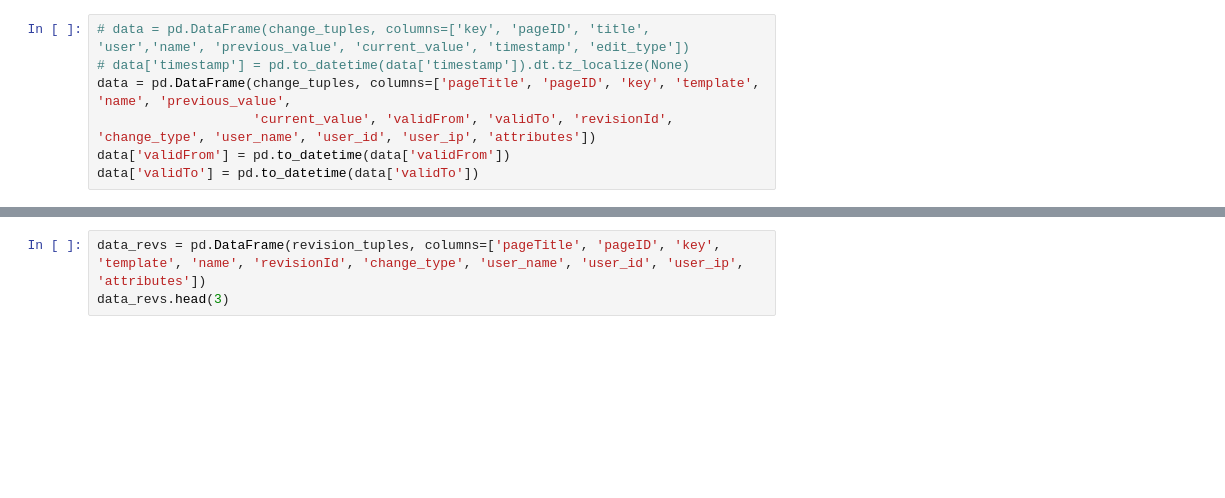
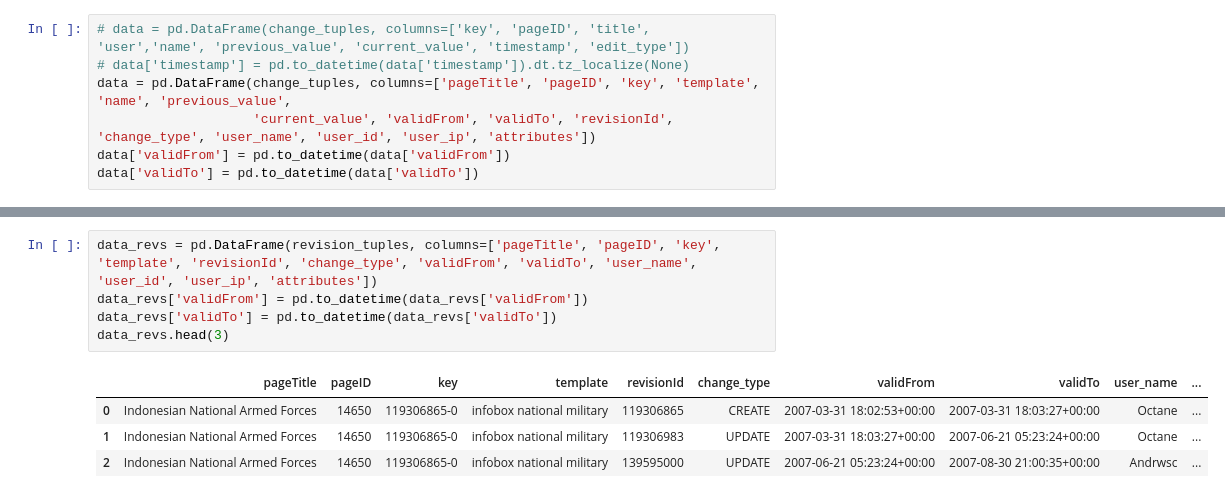
Before and after one commit to HPI-Information-Systems/wikipedia_cleanup, a Jupyter notebook: notebooks/tibor/user_correlation.ipynb, the cells around one changed output, grey strips where cells are left out. Drawn from its saved outputs; the diff is of its cells as text; blank space fills up the shorter version.

```diff
--- a/notebooks/tibor/user_correlation.ipynb
+++ b/notebooks/tibor/user_correlation.ipynb
@@ -96,6 +130,13 @@ data[["revisionId","user_id","user_ip"]].groupby(["user_id","user_ip"])
 # %%
-data_revs = pd.DataFrame(revision_tuples, columns=['pageTitle', 'pageID', 'key', 'template', 'name', 'revisionId', 'change_type', 'user_name', 'user_id', 'user_ip', 'attributes'])
+data_revs = pd.DataFrame(revision_tuples, columns=['pageTitle', 'pageID', 'key', 'template', 'revisionId', 'change_type', 'validFrom', 'validTo', 'user_name', 'user_id', 'user_ip', 'attributes'])
+data_revs['validFrom'] = pd.to_datetime(data_revs['validFrom'])
+data_revs['validTo'] = pd.to_datetime(data_revs['validTo'])
 data_revs.head(3)
+# %% [output]
+|  | pageTitle | pageID | key | template | revisionId | change_type | validFrom | validTo | user_name | ... |
+| 0 | Indonesian National Armed Forces | 14650 | 119306865-0 | infobox national military | 119306865 | CREATE | 2007-03-31 18:02:53+00:00 | 2007-03-31 18:03:27+00:00 | Octane | ... |
+| 1 | Indonesian National Armed Forces | 14650 | 119306865-0 | infobox national military | 119306983 | UPDATE | 2007-03-31 18:03:27+00:00 | 2007-06-21 05:23:24+00:00 | Octane | ... |
+| 2 | Indonesian National Armed Forces | 14650 | 119306865-0 | infobox national military | 139595000 | UPDATE | 2007-06-21 05:23:24+00:00 | 2007-08-30 21:00:35+00:00 | Andrwsc | ... |
 # %%
 print("max creations/updates/deletions of a single user")
 print("Create",data_revs.query('change_type=="CREATE"').groupby("user_id").count()['revisionId'].max())
```
Also changed, not shown: parts of 19 cells of this notebook.
